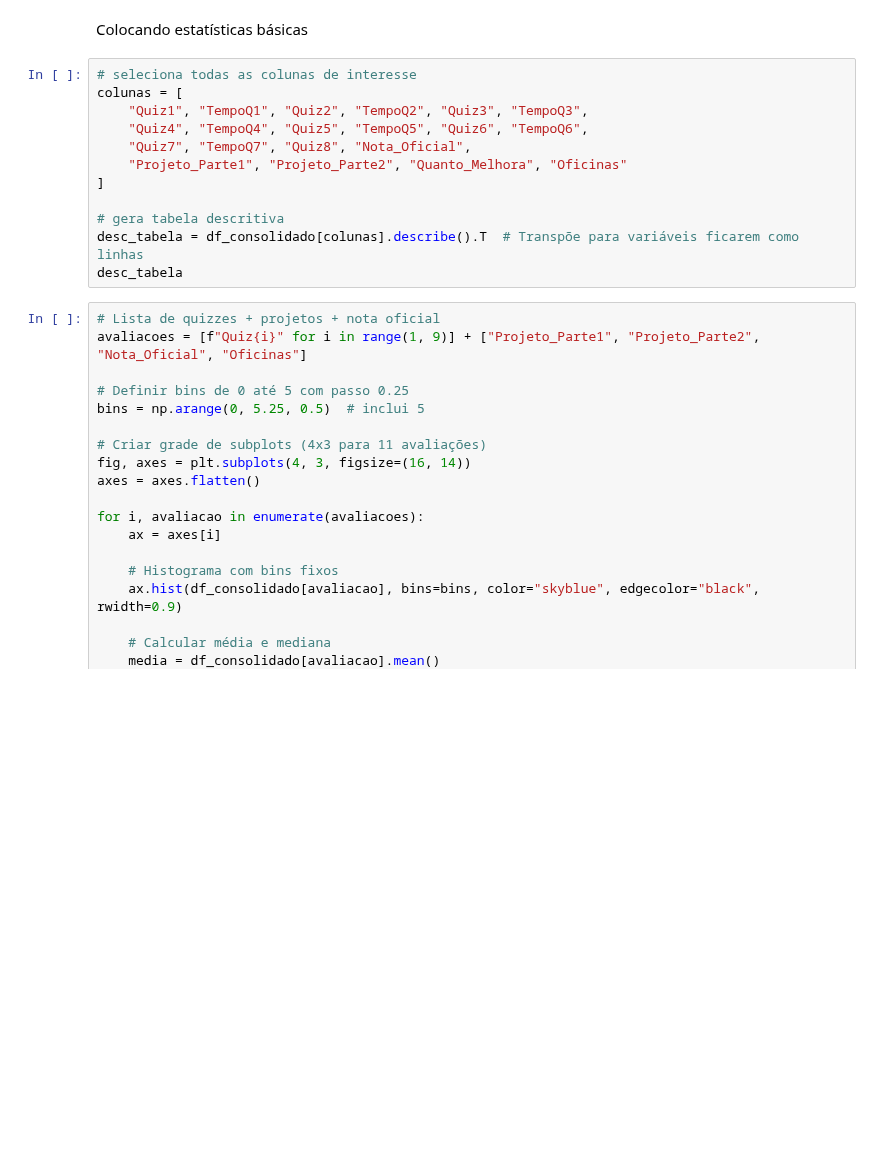
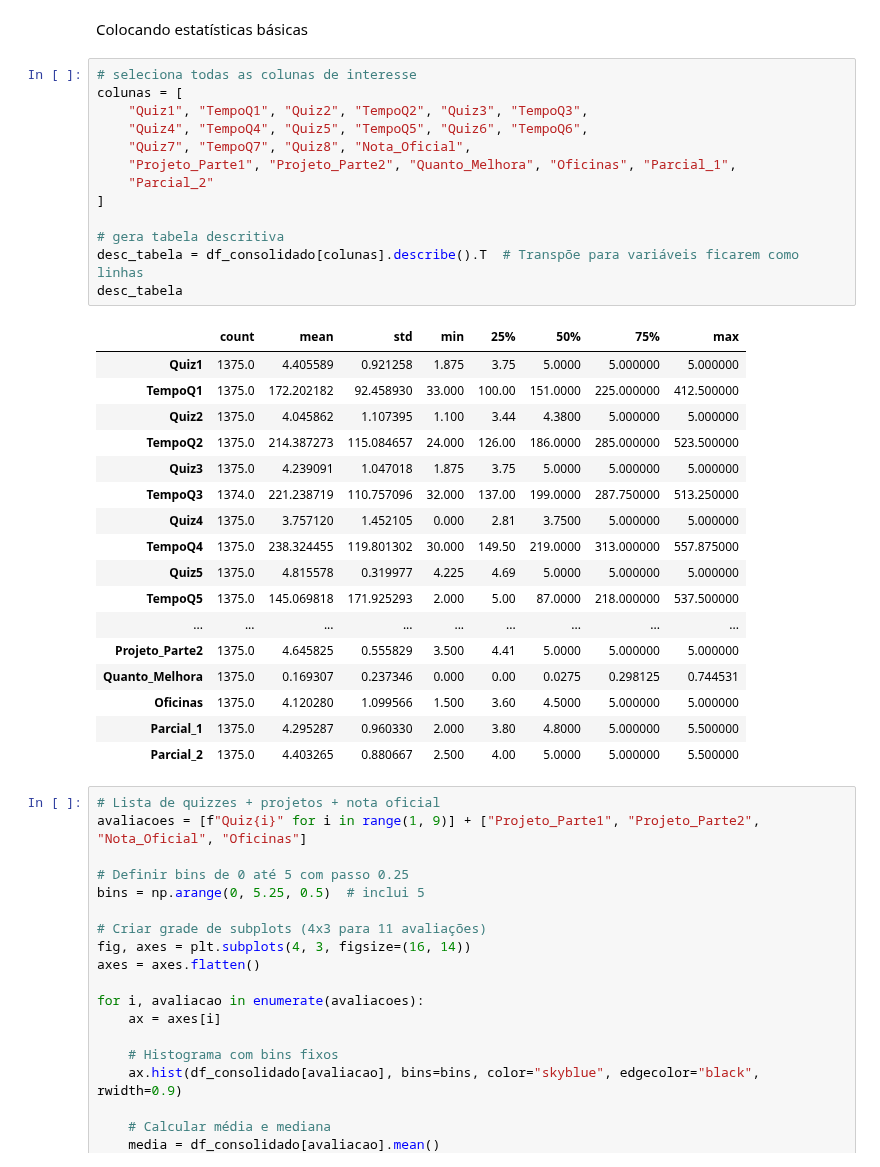
Before and after one commit to antonioatra/LATECH-Predictive_Model, a Jupyter notebook: notebooks/processamento.ipynb, the cells around one changed output. Drawn from its saved outputs; the diff is of its cells as text; blank space fills up the shorter version.

```diff
--- a/notebooks/processamento.ipynb
+++ b/notebooks/processamento.ipynb
@@ -427,15 +431,34 @@ Colocando estatísticas básicas
 # %%
 # seleciona todas as colunas de interesse
 colunas = [
     "Quiz1", "TempoQ1", "Quiz2", "TempoQ2", "Quiz3", "TempoQ3",
     "Quiz4", "TempoQ4", "Quiz5", "TempoQ5", "Quiz6", "TempoQ6",
     "Quiz7", "TempoQ7", "Quiz8", "Nota_Oficial",
-    "Projeto_Parte1", "Projeto_Parte2", "Quanto_Melhora", "Oficinas"
+    "Projeto_Parte1", "Projeto_Parte2", "Quanto_Melhora", "Oficinas", "Parcial_1",
+    "Parcial_2"
 ]
 
 # gera tabela descritiva
 desc_tabela = df_consolidado[colunas].describe().T  # Transpõe para variáveis ficarem como linhas
 desc_tabela
+# %% [output]
+|  | count | mean | std | min | 25% | 50% | 75% | max |
+| Quiz1 | 1375.0 | 4.405589 | 0.921258 | 1.875 | 3.75 | 5.0000 | 5.000000 | 5.000000 |
+| TempoQ1 | 1375.0 | 172.202182 | 92.458930 | 33.000 | 100.00 | 151.0000 | 225.000000 | 412.500000 |
+| Quiz2 | 1375.0 | 4.045862 | 1.107395 | 1.100 | 3.44 | 4.3800 | 5.000000 | 5.000000 |
+| TempoQ2 | 1375.0 | 214.387273 | 115.084657 | 24.000 | 126.00 | 186.0000 | 285.000000 | 523.500000 |
+| Quiz3 | 1375.0 | 4.239091 | 1.047018 | 1.875 | 3.75 | 5.0000 | 5.000000 | 5.000000 |
+| TempoQ3 | 1374.0 | 221.238719 | 110.757096 | 32.000 | 137.00 | 199.0000 | 287.750000 | 513.250000 |
+| Quiz4 | 1375.0 | 3.757120 | 1.452105 | 0.000 | 2.81 | 3.7500 | 5.000000 | 5.000000 |
+| TempoQ4 | 1375.0 | 238.324455 | 119.801302 | 30.000 | 149.50 | 219.0000 | 313.000000 | 557.875000 |
+| Quiz5 | 1375.0 | 4.815578 | 0.319977 | 4.225 | 4.69 | 5.0000 | 5.000000 | 5.000000 |
+| TempoQ5 | 1375.0 | 145.069818 | 171.925293 | 2.000 | 5.00 | 87.0000 | 218.000000 | 537.500000 |
+| ... | ... | ... | ... | ... | ... | ... | ... | ... |
+| Projeto_Parte2 | 1375.0 | 4.645825 | 0.555829 | 3.500 | 4.41 | 5.0000 | 5.000000 | 5.000000 |
+| Quanto_Melhora | 1375.0 | 0.169307 | 0.237346 | 0.000 | 0.00 | 0.0275 | 0.298125 | 0.744531 |
+| Oficinas | 1375.0 | 4.120280 | 1.099566 | 1.500 | 3.60 | 4.5000 | 5.000000 | 5.000000 |
+| Parcial_1 | 1375.0 | 4.295287 | 0.960330 | 2.000 | 3.80 | 4.8000 | 5.000000 | 5.500000 |
+| Parcial_2 | 1375.0 | 4.403265 | 0.880667 | 2.500 | 4.00 | 5.0000 | 5.000000 | 5.500000 |
 # %%
 # Lista de quizzes + projetos + nota oficial
 avaliacoes = [f"Quiz{i}" for i in range(1, 9)] + ["Projeto_Parte1", "Projeto_Parte2", "Nota_Oficial", "Oficinas"]
```
Also changed, not shown: parts of 1 cell of this notebook.
